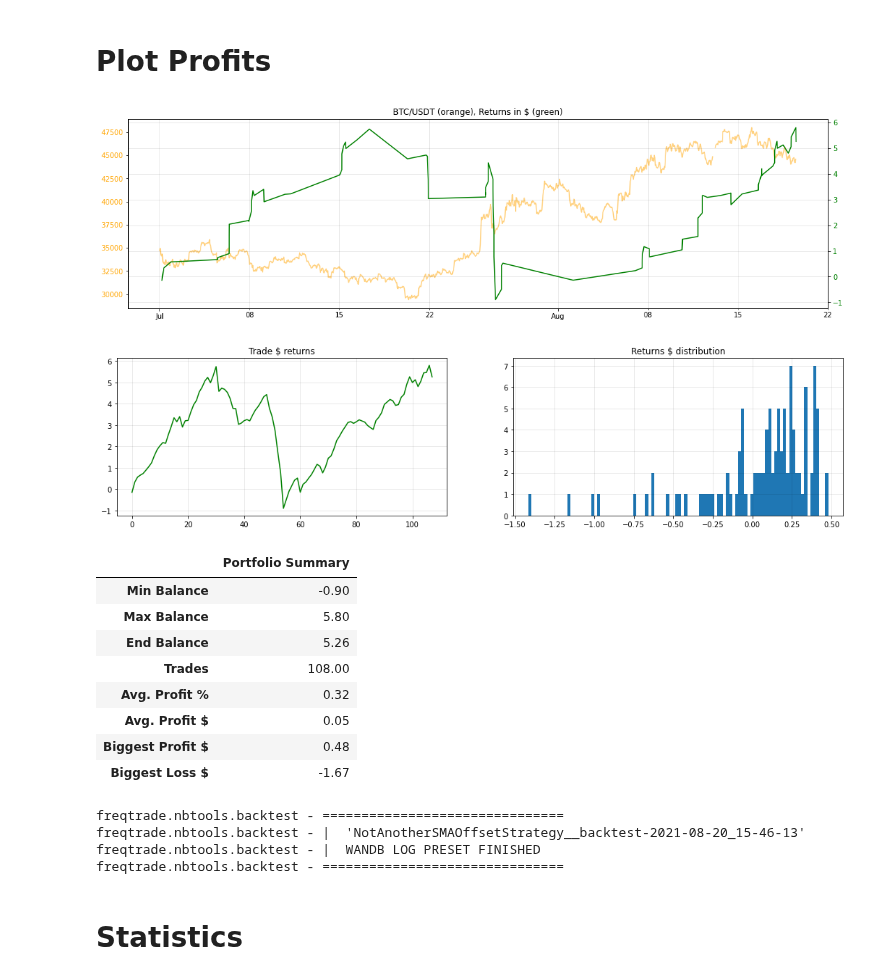
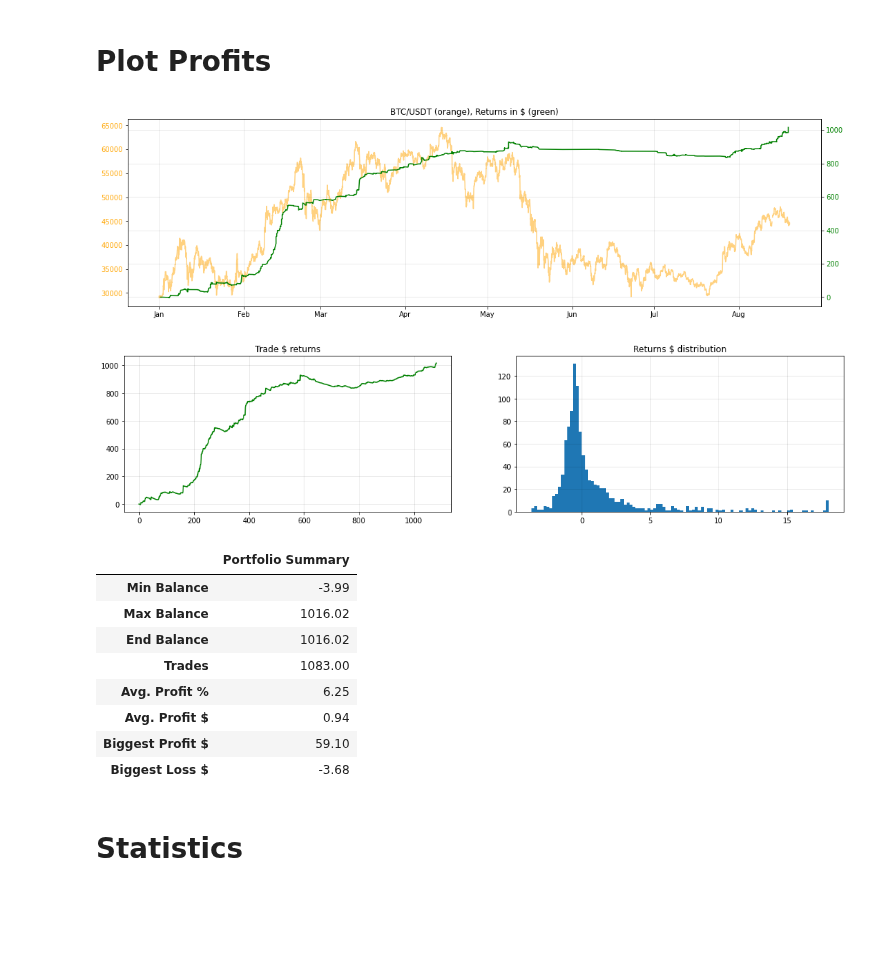
Before and after one commit to webclinic017/superft, a Jupyter notebook: notebooks/BT Strategy File.ipynb, the cells around one changed output. Drawn from its saved outputs; the diff is of its cells as text; code cells hidden in the pictures; blank space fills up the shorter version.

```diff
--- a/notebooks/BT Strategy File.ipynb
+++ b/notebooks/BT Strategy File.ipynb
@@ -13,6 +13,7 @@ from pathlib import Path
 from typing import List, Callable, Tuple, Any
 from wandb.wandb_run import Run
 from datetime import datetime, timedelta
+from copy import deepcopy
 
 import attr
 import gc
@@ -24,6 +25,7 @@ import sys
 import pandas as pd
 import numpy as np
 import qgrid
+pd.set_option('display.max_rows', None)
 
 # Resolve CWD
 gc.collect()
@@ -88,13 +90,14 @@ QgridWidget(grid_options={'fullWidthRows': True, 'syncColumnCellResize': True, '
 # %% [markdown]
 # Strategy File Backtesting
 # %%
-strategy_classname = "DIY_SuperDEMA"  # Strategy Filename and Classname must same!
-timerange          = "20210501-"
+# Backtest settings
+strategy_classname = "DIY_MACDLongTerm"  # Strategy Filename and Classname must same!
+timerange          = "20160501-"
 pairs              = PAIRS_HIGHCAP_NONSTABLE
-pairs              = [
-    "DOGE/USDT",
-# #     "BTC/USDT", "ETH/USDT", "ADA/USDT", "XRP/USDT", "BCH/USDT", "EOS/USDT", "NEO/USDT", "NANO/USDT", "XMR/USDT", "ZEC/USDT",
-]
+# pairs              = [
+#     "DOGE/USDT",
+#     "BTC/USDT", "ETH/USDT", "ADA/USDT", "XRP/USDT", "BCH/USDT", "EOS/USDT", "NEO/USDT", "NANO/USDT", "XMR/USDT", "ZEC/USDT",
+# ]
 
 preset = FilePreset(
     timerange = timerange,
@@ -107,15 +110,14 @@ preset = FilePreset(
 preset.overwrite_config(
     strategy_search_path = PATH_STRATEGIES,
     pairs                = pairs,
-#     max_open_trades      = 3,
-#     starting_balance     = 100,
-#     stake_amount         = "unlimited",
-#     timeframe            = "8h", # 1m, 3m, 5m, 15m, 30m, 1h, 2h, 4h, 8h, 12h, 1d, 3d, 1w
+#     max_open_trades      = 10,
+#     starting_balance     = 1500,
+#     stake_amount         = 15,
+#     timeframe            = "12h", # 1m, 3m, 5m, 15m, 30m, 1h, 2h, 4h, 6h, 8h, 12h, 1d, 3d, 1w
 )
 
 stats, summary = backtest(preset, preset.default_strategy_code, clsname=strategy_classname, dataloader=DATALOADER)
 trades = pd.DataFrame(stats["strategy"][strategy_classname]["trades"])
-
 plotting.plot_profits_timerange(
     trades,
     timerange,
@@ -169,27 +162,23 @@ freqtrade.nbtools.backtest - ===============================
 # %%
 plotting.plot_profits(
     trades,
-    start = "2021-07-01",
+    start = "2021-01-01",
     end = "2021-09-01",
     path_mount = PATH_MOUNT,
     name = preset.name,
 )
 # %% [output]
-[figure, old version]
+[figure, new version]
-[figure, old version]
+[figure, new version]
 |  | Portfolio Summary |
-| Min Balance | -0.90 |
-| Max Balance | 5.80 |
-| End Balance | 5.26 |
-| Trades | 108.00 |
-| Avg. Profit % | 0.32 |
-| Avg. Profit $ | 0.05 |
-| Biggest Profit $ | 0.48 |
-| Biggest Loss $ | -1.67 |
+| Min Balance | -3.99 |
+| Max Balance | 1016.02 |
+| End Balance | 1016.02 |
+| Trades | 1083.00 |
+| Avg. Profit % | 6.25 |
+| Avg. Profit $ | 0.94 |
+| Biggest Profit $ | 59.10 |
+| Biggest Loss $ | -3.68 |
-freqtrade.nbtools.backtest - ===============================
-freqtrade.nbtools.backtest - |  'NotAnotherSMAOffsetStrategy__backtest-2021-08-20_15-46-13'
-freqtrade.nbtools.backtest - |  WANDB LOG PRESET FINISHED
-freqtrade.nbtools.backtest - ===============================
 # %% [markdown]
 # Statistics
 # %%
```
Also changed, not shown: parts of 2 cells of this notebook, 10 other files.
